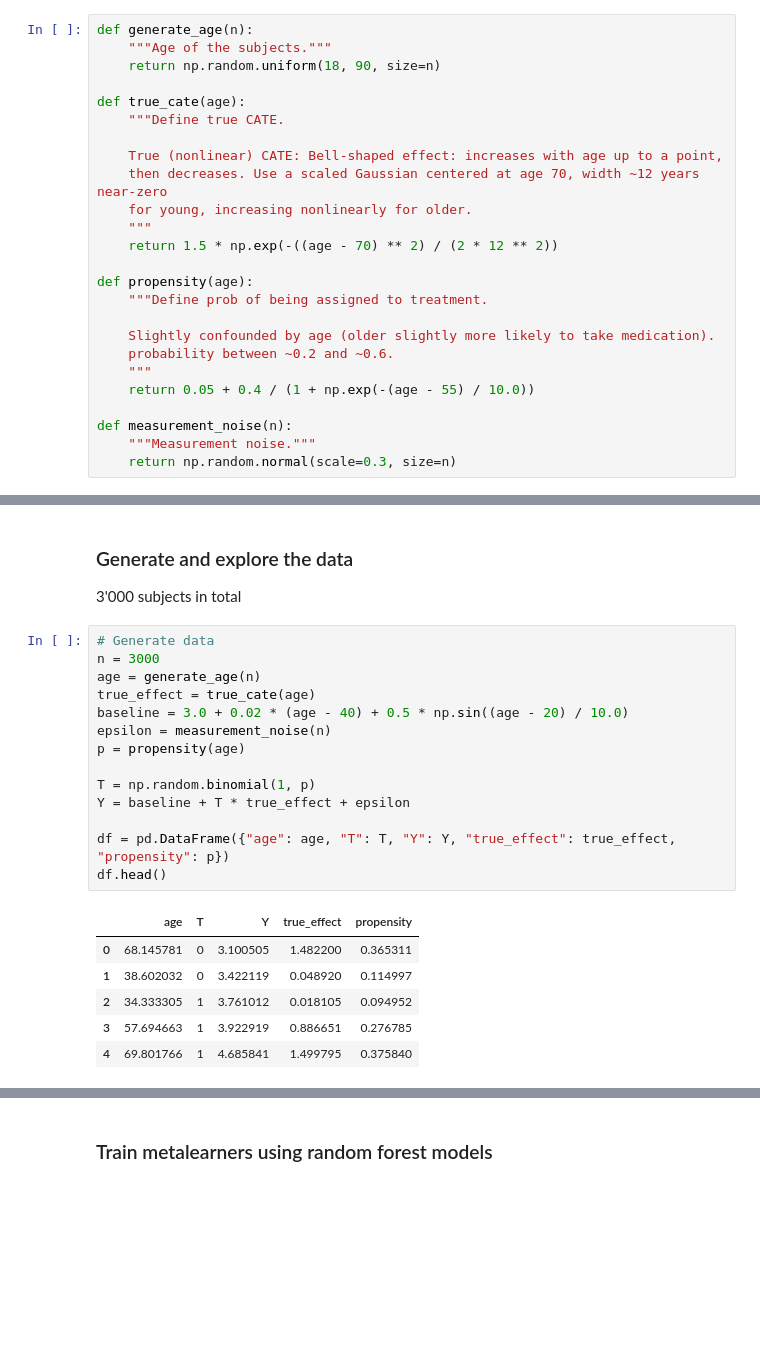
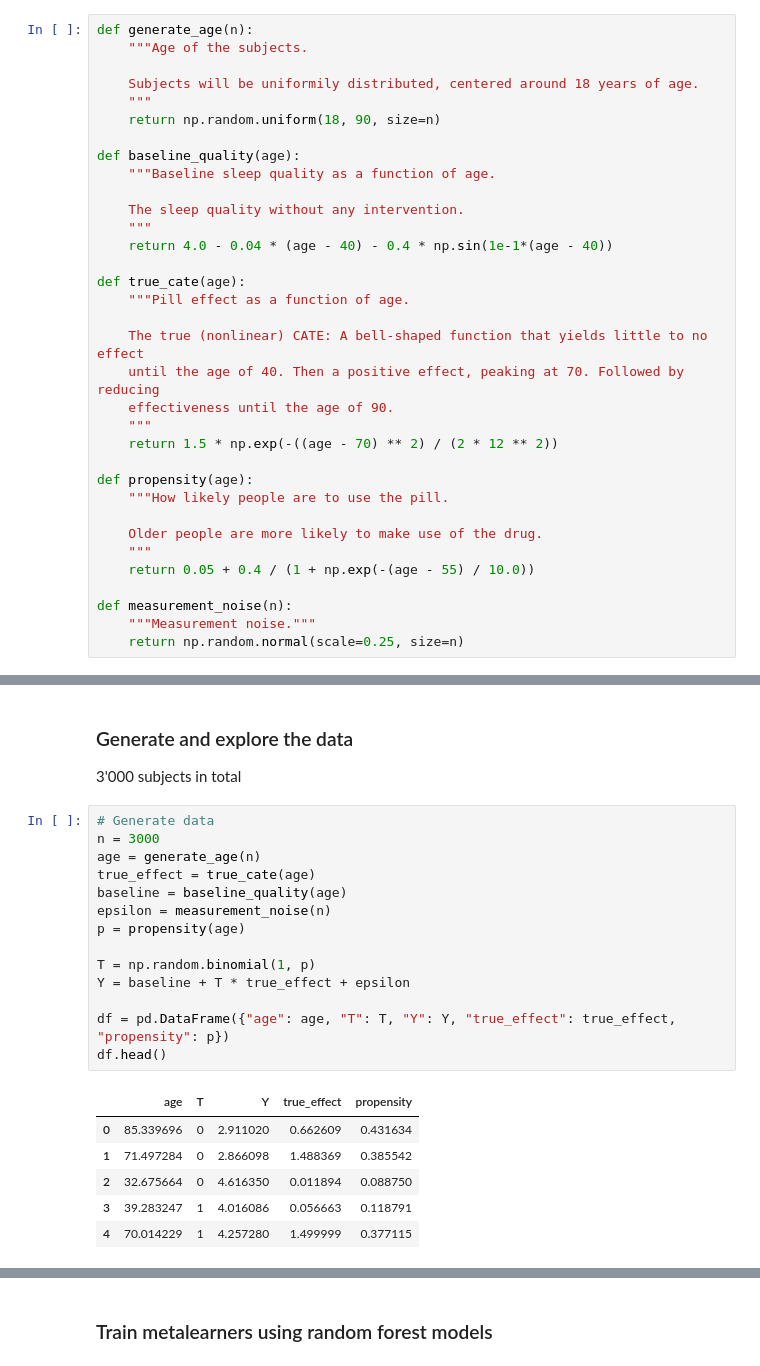
Before and after one commit to emilioMaddalena/causal-inference-studies, a Jupyter notebook: material/notebooks/sleeping_pills.ipynb, the cells around one changed output, grey strips where cells are left out. Cells and saved outputs as stored; diff of their text form; blank space fills up the shorter version.

```diff
--- a/material/notebooks/sleeping_pills.ipynb
+++ b/material/notebooks/sleeping_pills.ipynb
@@ -33,28 +32,37 @@ The propensity score defined the bias of the population we observe. Older people
 # %%
 def generate_age(n):
-    """Age of the subjects."""
+    """Age of the subjects.
+
+    Subjects will be uniformily distributed, centered around 18 years of age.
+    """
     return np.random.uniform(18, 90, size=n)
 
+def baseline_quality(age):
+    """Baseline sleep quality as a function of age.
+
+    The sleep quality without any intervention.
+    """
+    return 4.0 - 0.04 * (age - 40) - 0.4 * np.sin(1e-1*(age - 40))
+
 def true_cate(age):
-    """Define true CATE.
+    """Pill effect as a function of age.
 
-    True (nonlinear) CATE: Bell-shaped effect: increases with age up to a point,
-    then decreases. Use a scaled Gaussian centered at age 70, width ~12 years near-zero
-    for young, increasing nonlinearly for older.
+    The true (nonlinear) CATE: A bell-shaped function that yields little to no effect
+    until the age of 40. Then a positive effect, peaking at 70. Followed by reducing
+    effectiveness until the age of 90.
     """
     return 1.5 * np.exp(-((age - 70) ** 2) / (2 * 12 ** 2))
 
 def propensity(age):
-    """Define prob of being assigned to treatment.
+    """How likely people are to use the pill.
 
-    Slightly confounded by age (older slightly more likely to take medication).
-    probability between ~0.2 and ~0.6.
+    Older people are more likely to make use of the drug.
     """
     return 0.05 + 0.4 / (1 + np.exp(-(age - 55) / 10.0))
 
 def measurement_noise(n):
     """Measurement noise."""
-    return np.random.normal(scale=0.3, size=n)
+    return np.random.normal(scale=0.25, size=n)
 # %%
 # Visualize the true relationships
 
@@ -84,24 +99,24 @@ plt.tight_layout()
 # %%
 # Generate data
 n = 3000
 age = generate_age(n)
 true_effect = true_cate(age)
-baseline = 3.0 + 0.02 * (age - 40) + 0.5 * np.sin((age - 20) / 10.0)
+baseline = baseline_quality(age)
 epsilon = measurement_noise(n)
 p = propensity(age)
 
 T = np.random.binomial(1, p)
 Y = baseline + T * true_effect + epsilon
 
 df = pd.DataFrame({"age": age, "T": T, "Y": Y, "true_effect": true_effect, "propensity": p})
 df.head()
 # %% [output]
 |  | age | T | Y | true_effect | propensity |
-| 0 | 68.145781 | 0 | 3.100505 | 1.482200 | 0.365311 |
-| 1 | 38.602032 | 0 | 3.422119 | 0.048920 | 0.114997 |
-| 2 | 34.333305 | 1 | 3.761012 | 0.018105 | 0.094952 |
-| 3 | 57.694663 | 1 | 3.922919 | 0.886651 | 0.276785 |
-| 4 | 69.801766 | 1 | 4.685841 | 1.499795 | 0.375840 |
+| 0 | 85.339696 | 0 | 2.911020 | 0.662609 | 0.431634 |
+| 1 | 71.497284 | 0 | 2.866098 | 1.488369 | 0.385542 |
+| 2 | 32.675664 | 0 | 4.616350 | 0.011894 | 0.088750 |
+| 3 | 39.283247 | 1 | 4.016086 | 0.056663 | 0.118791 |
+| 4 | 70.014229 | 1 | 4.257280 | 1.499999 | 0.377115 |
 # %%
 # Visualize Y over age, colored by treatment
 plt.figure(figsize=(8, 6))
```
Also changed, not shown: parts of 6 cells of this notebook.
